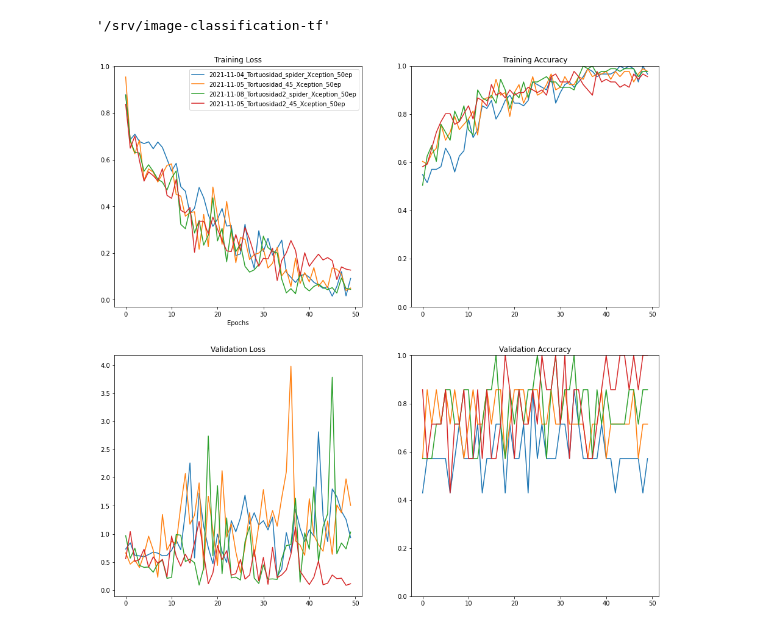
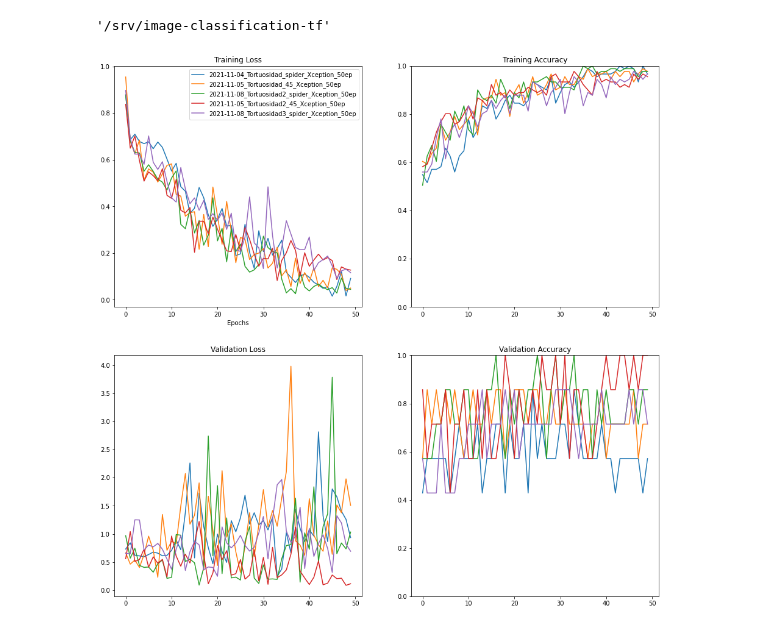
Before and after one commit to MiriamCobo/CoronaryArteries, a Jupyter notebook: notebooks/2.0-Model_training.ipynb, the cells around one changed output. Saved outputs shown, nothing was run; the diff lists cells and outputs as text; code cells hidden in the pictures.

```diff
--- a/notebooks/2.0-Model_training.ipynb
+++ b/notebooks/2.0-Model_training.ipynb
@@ -98,11 +98,12 @@ pwd
 # %%
 from imgclas.plot_utils import multi_training_plots
 
 TIMESTAMPS = ['2021-11-04_Tortuosidad_spider_Xception_50ep',
               '2021-11-05_Tortuosidad_45_Xception_50ep',
               '2021-11-08_Tortuosidad2_spider_Xception_50ep',
-             '2021-11-05_Tortuosidad2_45_Xception_50ep']
+             '2021-11-05_Tortuosidad2_45_Xception_50ep',
+             '2021-11-08_Tortuosidad3_spider_Xception_50ep']
 
 multi_training_plots(timestamps=TIMESTAMPS)
 # %% [output]
-[figure, old version]
+[figure, new version]
```
Also changed, not shown: parts of 3 cells of this notebook, 5 other files.
